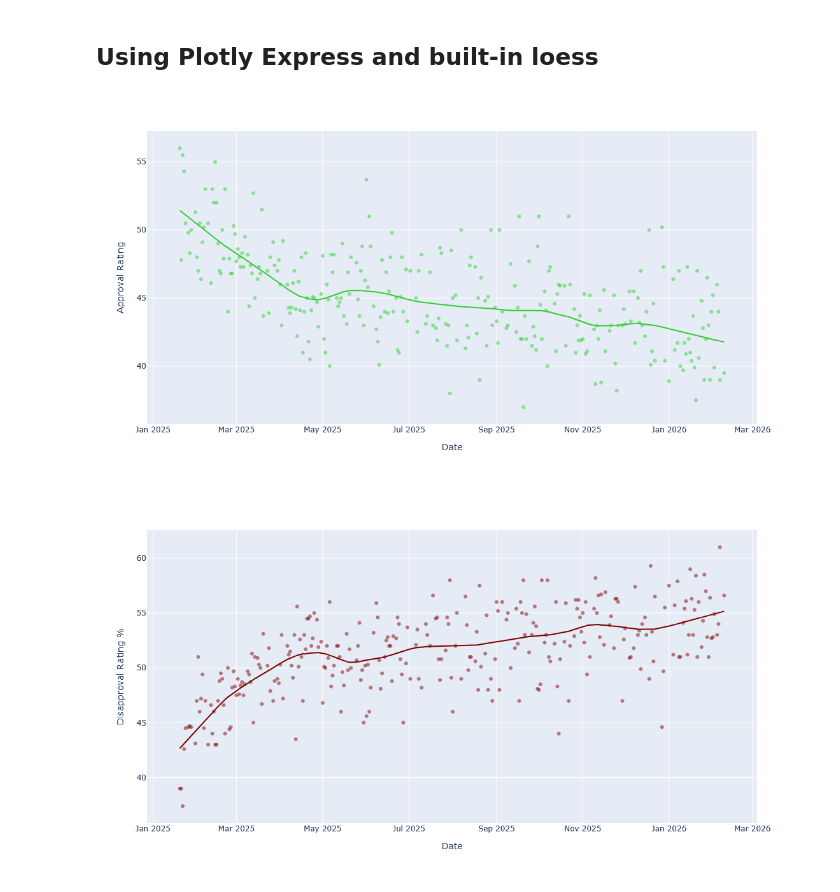
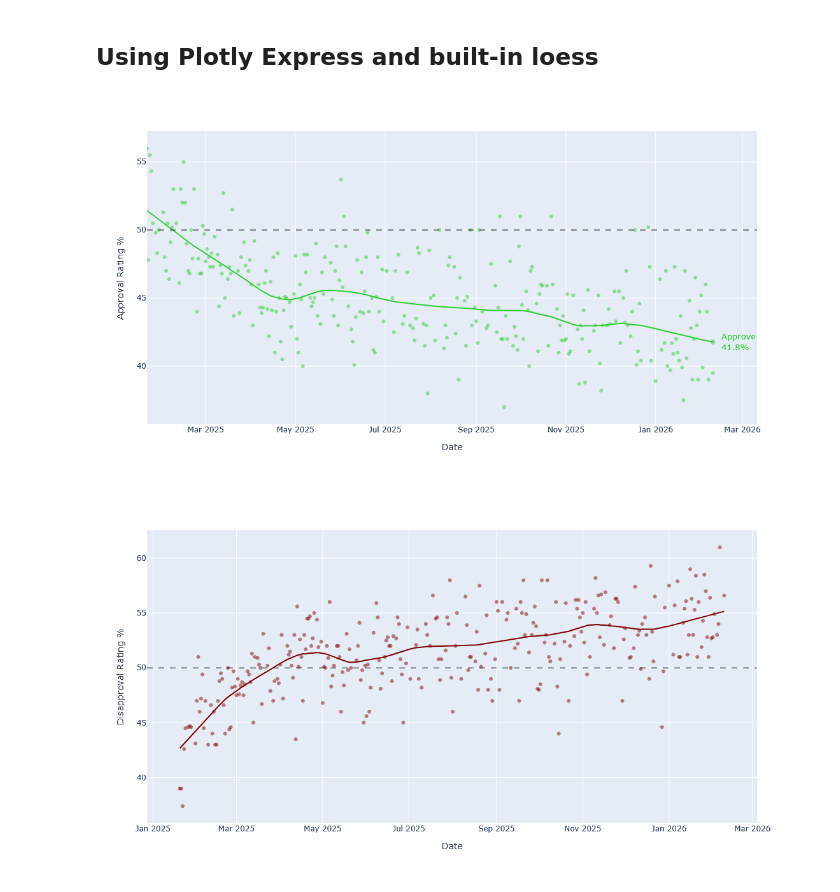
Before and after one commit to AriqRashid/election-signals, a Jupyter notebook: approval_dev.ipynb, the cells around one changed output. Saved outputs shown, nothing was run; the diff lists cells and outputs as text; code cells hidden in the pictures.

```diff
--- a/approval_dev.ipynb
+++ b/approval_dev.ipynb
@@ -217,15 +219,44 @@ fig.update_traces(marker=dict(opacity=0.5))
 # %%
 fig = px.scatter(
     result, x="end_date", y="yes",
     labels={"end_date" : "Date", "yes" : "Approval Rating %"},
     color_discrete_sequence=['limegreen'],
     trendline="lowess",
     trendline_options=dict(frac=0.2)
 )
+
+trendline_trace = fig.data[1]
+
+last_date = trendline_trace.x[-1]
+last_val = trendline_trace.y[-1]
+
+fig.add_annotation(
+    x=last_date,
+    y=last_val,
+    text=f"Approve<br>{last_val:.1f}%",
+    showarrow=False,
+    xanchor="left",
+    xshift=10,
+    font=dict(size=13, color="limegreen"),
+    align="left"
+)
+
+fig.add_trace(go.Scatter(
+    x=[last_date],
+    y=[last_val],
+    mode="markers",
+    marker=dict(size=8, color="limegreen"),
+    showlegend=False
+))
+
+fig.update_xaxes(range=[result['end_date'].min(), last_date + pd.Timedelta(days=30)])
+
+
 fig.update_layout(width=1000, height=600)
 fig.update_traces(marker=dict(opacity=0.5))
+fig.add_hline(y=50, line=dict(color="black", dash="dash", width=1))
 # %% [output]
-[figure, old version]
+[figure, new version]
 # %%
 fig = px.scatter(
     result, x="end_date", y="no",
@@ -236,5 +267,7 @@ fig = px.scatter(
 )
 fig.update_layout(width=1000, height=600)
 fig.update_traces(marker=dict(opacity=0.5))
+
+fig.add_hline(y=50, line=dict(color="black", dash="dash", width=1))
 # %% [output]
-[figure, old version]
+[figure, new version]
```
Also changed, not shown: parts of 1 cell of this notebook, 2 other files.
